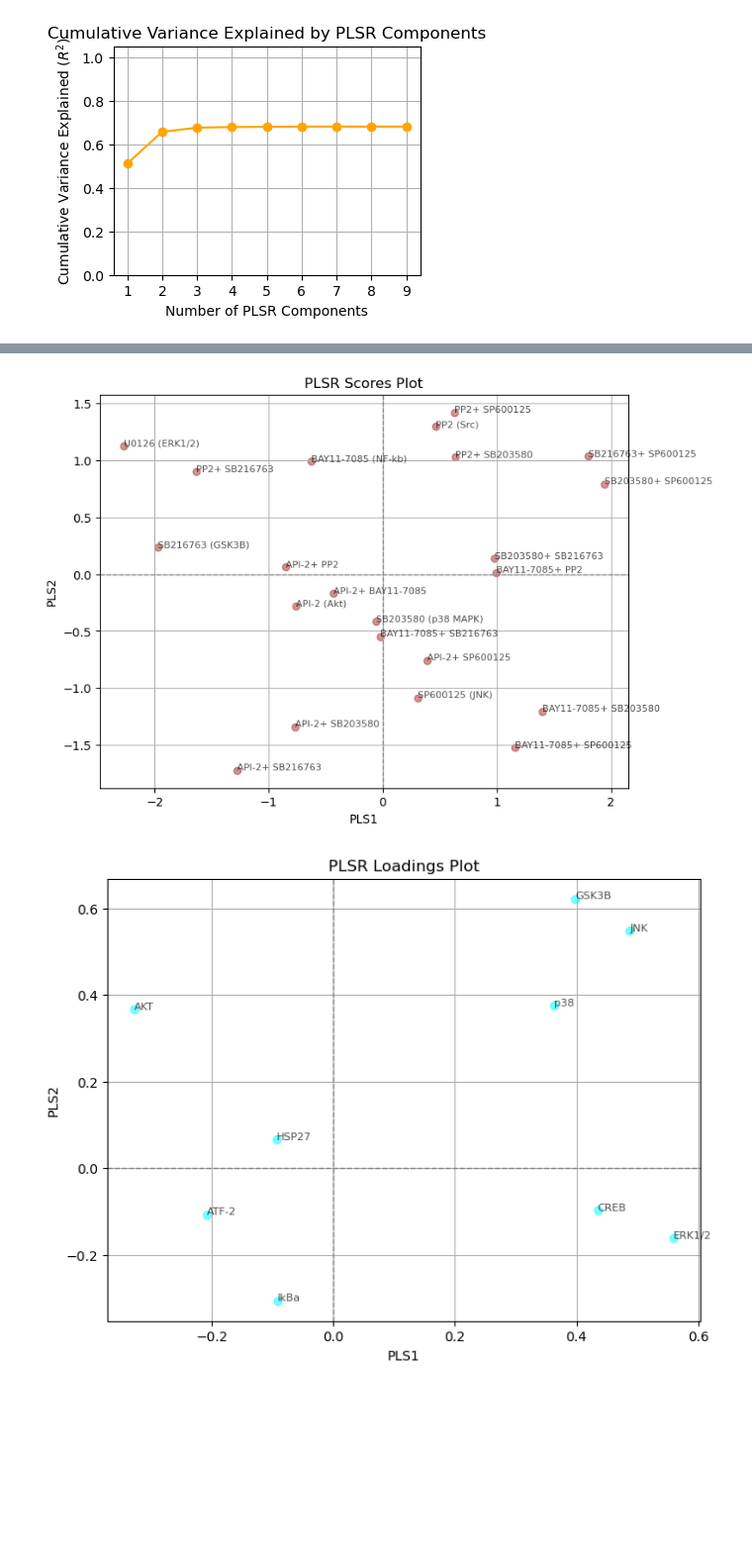
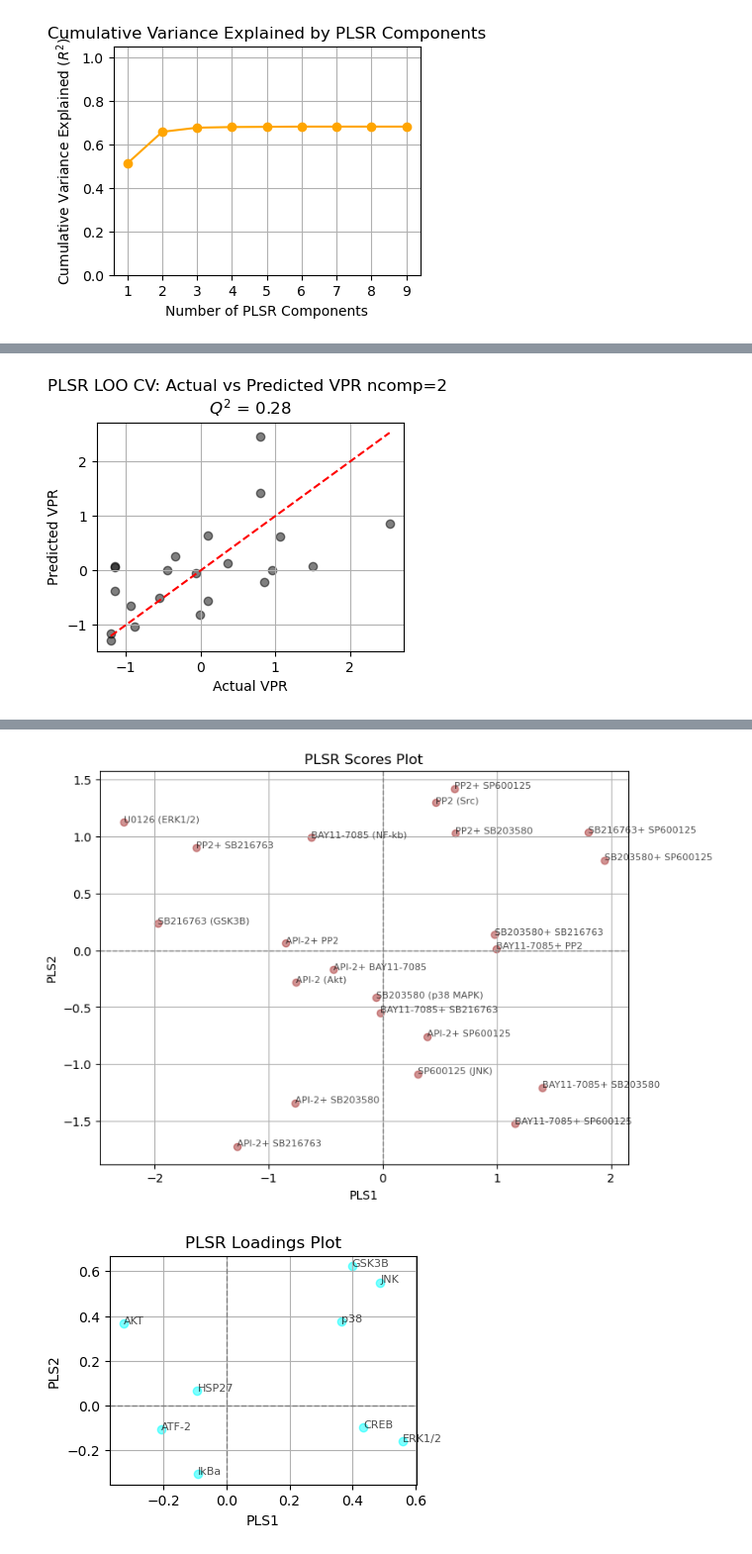
Before and after one commit to knaegle/MDS_JensenJanes, a Jupyter notebook: Jensen_Janes_PLSR.ipynb, the cells around one changed output, grey strips where cells are left out. Shown at 99% size. Cells and saved outputs as stored; diff of their text form; code cells hidden in the pictures; blank space fills up the shorter version.

```diff
--- a/Jensen_Janes_PLSR.ipynb
+++ b/Jensen_Janes_PLSR.ipynb
@@ -136,0 +135,20 @@ r2_train
+# %%
+# Let's lower the number of components to 2 and see how well this does
+pls_num_components = 2
+pls_full_model = PLSRegression(n_components=pls_num_components)
+pls_full_model.fit(X, Y)
+
+# Let's look at the predictions of the model
+Y_full_pred = pls_full_model.predict(X)
+ss_total_full = np.sum((Y.values - np.mean(Y.values))**2)
+ss_residual_full = np.sum((Y.values - Y_full_pred)**2)
+r_squared_full = 1 - (ss_residual_full / ss_total_full)
+plt.scatter(Y, Y_full_pred)
+
+# add a perfect fit line
+plt.plot([Y.values.min(), Y.values.max()], [Y.values.min(), Y.values.max()], 'k--', lw=2)
+plt.xlabel('Actual VPR')
+plt.ylabel('Predicted VPR')
+plt.title('PLSR all n-comp: Actual vs Predicted VPR\n$R^2$ = %0.2f' % r_squared_full)
+plt.grid()
+plt.show()
@@ -137,39 +157,16 @@ r2_train
 # %%
-loo = LeaveOneOut()
-r2_train = []
-r2_test = []
-mse_train = []
-mse_test = []
-n_comp = 9
-pls_model = PLSRegression(n_components=n_comp)
-y_true = []
-y_pred = []
-y_train_true = []
-y_train_pred = []
-for train_index, test_index in loo.split(X):
-    X_train, X_test = X.iloc[train_index], X.iloc[test_index]
-    Y_train, Y_test = Y.iloc[train_index], Y.iloc[test_index]
-    pls_model.fit(X_train, Y_train)
-    Y_test_pred = pls_model.predict(X_test)
-    Y_train_pred = pls_model.predict(X_train)
-    y_true.append(Y_test.values[0])
-    y_pred.append(Y_test_pred[0])
-    y_train_true.extend(Y_train.values.flatten())
-    y_train_pred.extend(Y_train_pred.flatten())
-r2_test.append(r2_score(y_true, y_pred))
-r2_train.append(r2_score(y_train_true, y_train_pred))
-mse_test.append(mean_squared_error(y_true, y_pred))
-mse_train.append(mean_squared_error(y_train_true, y_train_pred))
-
-# Plot the scatter plot of actual vs predicted for the test set, include the Q^2 value
+num_component = 2
+y_true, y_pred, r2_train, r2_test, mse_train, mse_test = cross_validation_loo(X, Y, n_comp=num_component)
 plt.figure(figsize=(4, 3))
 plt.scatter(y_true, y_pred, c='black', alpha=0.5)
 plt.xlabel('Actual VPR')
 plt.ylabel('Predicted VPR')
-plt.title('PLSR LOO CV: Actual vs Predicted VPR ncomp=%d \n$Q^2$ = %0.2f' % (n_comp, r2_test[0]))
+plt.title('PLSR LOO CV: Actual vs Predicted VPR ncomp=%d \n$Q^2$ = %0.2f' % (num_component, r2_test[0]))
 plt.plot([min(y_true), max(y_true)], [min(y_true), max(y_true)], 'r--')
 plt.grid()
 plt.show()
+# %% [output]
+[figure, added]
 # %%
 def plsr_variance_explained(pls_model, X, Y):
     """
@@ -239,32 +236,32 @@ plt.show()
 
 # plot the scores from the PLSR
 plt.figure(figsize=(8, 6))
 plt.scatter(T_pls[:, 0], T_pls[:, 1], c='brown', alpha=0.5)
 # annotate the points with the row labels from the original data
 for i, txt in enumerate(df_data_sub_zscore.index):
     plt.annotate(txt, (T_pls[i, 0], T_pls[i, 1]), fontsize=8, alpha=0.7)
 plt.axhline(0, color='gray', linestyle='--', linewidth=1)
 plt.axvline(0, color='gray', linestyle='--', linewidth=1)
 plt.xlabel('PLS1')
 plt.ylabel('PLS2')
 plt.title('PLSR Scores Plot')
 plt.grid()
 plt.show()
 
 # plot the loadings
-plt.figure(figsize=(8, 6))
+plt.figure(figsize=(4, 3))
 plt.scatter(pls_model.x_loadings_[:, 0], pls_model.x_loadings_[:, 1], c='cyan', alpha=0.5)
 plt.axhline(0, color='gray', linestyle='--', linewidth=1)
 plt.axvline(0, color='gray', linestyle='--', linewidth=1)
 # annotate the points with the column labels from the original data
 for i, txt in enumerate(df_data_sub_zscore.columns):
     plt.annotate(txt, (pls_model.x_loadings_[i, 0], pls_model.x_loadings_[i, 1]), fontsize=8, alpha=0.7)
 plt.xlabel('PLS1')
 plt.ylabel('PLS2')
 plt.title('PLSR Loadings Plot')
 plt.grid()
 plt.show()
 # %% [output]
 [figure]
 [figure]
-[figure, old version]
+[figure, new version]
```
Also changed, not shown: parts of 3 cells of this notebook.
